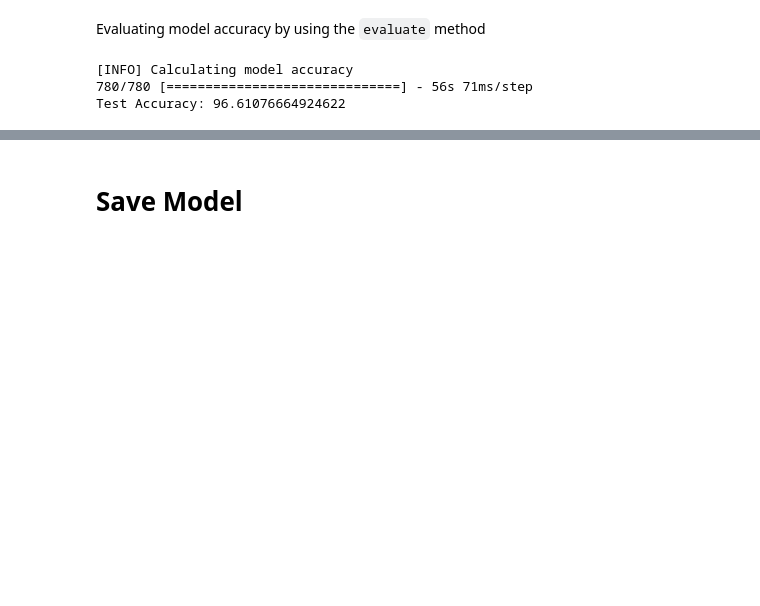
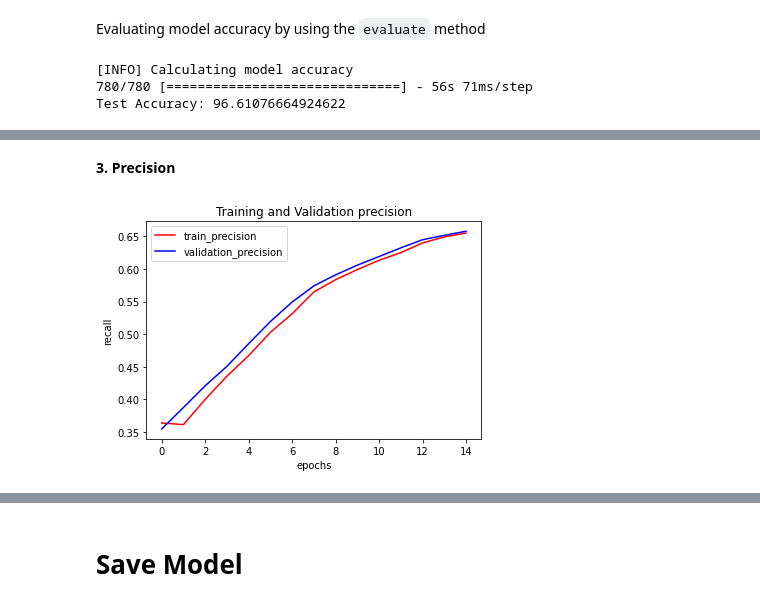
Before and after one commit to realmialam/Plant-Leaf-Disease-Detection, a Jupyter notebook: Plant_Leaf_Disease.ipynb, the cells around one changed output, grey strips where cells are left out. Saved outputs shown, nothing was run; the diff lists cells and outputs as text; code cells hidden in the pictures; blank space fills up the shorter version.

```diff
--- a/Plant_Leaf_Disease.ipynb
+++ b/Plant_Leaf_Disease.ipynb
@@ -350,0 +407,19 @@ Test Accuracy: 96.61076664924622
+# %% [markdown]
+**3. Precision**
+# %%
+# train precision
+pre1 = np.array([0.3638, 0.3613, 0.3999, 0.4356, 0.4670, 0.5028, 0.5313, 0.5647, 0.5836, 0.5991, 0.6134, 0.6251, 0.6400, 0.6492, 0.6551])
+# validation precision
+pre2 = np.array([0.3547, 0.3875, 0.4208, 0.4507, 0.4854, 0.5194, 0.5493, 0.5741, 0.5910, 0.6059, 0.6191, 0.6324, 0.6449, 0.6516, 0.6579])
+
+
+# plotting
+plt.plot(pre1, color = 'r', label = 'train_precision')
+plt.plot(pre2, color = 'b', label = 'validation_precision')
+plt.legend()
+plt.xlabel('epochs')
+plt.ylabel('recall')
+plt.title('Training and Validation precision')
+plt.show()
+# %% [output]
+[figure, added]
```
Also changed, not shown: parts of 38 cells of this notebook.
